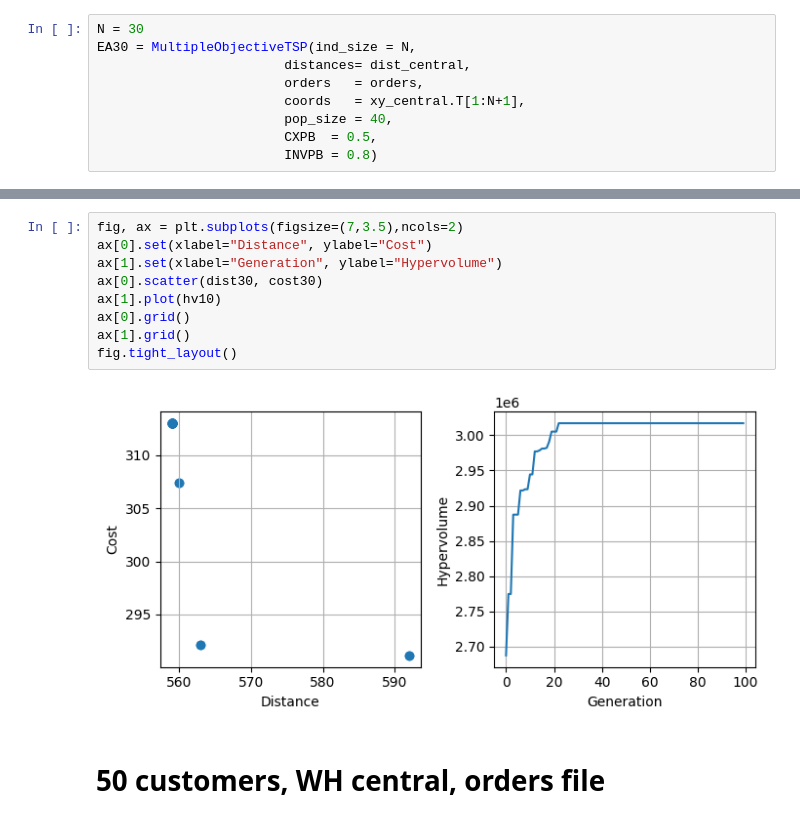
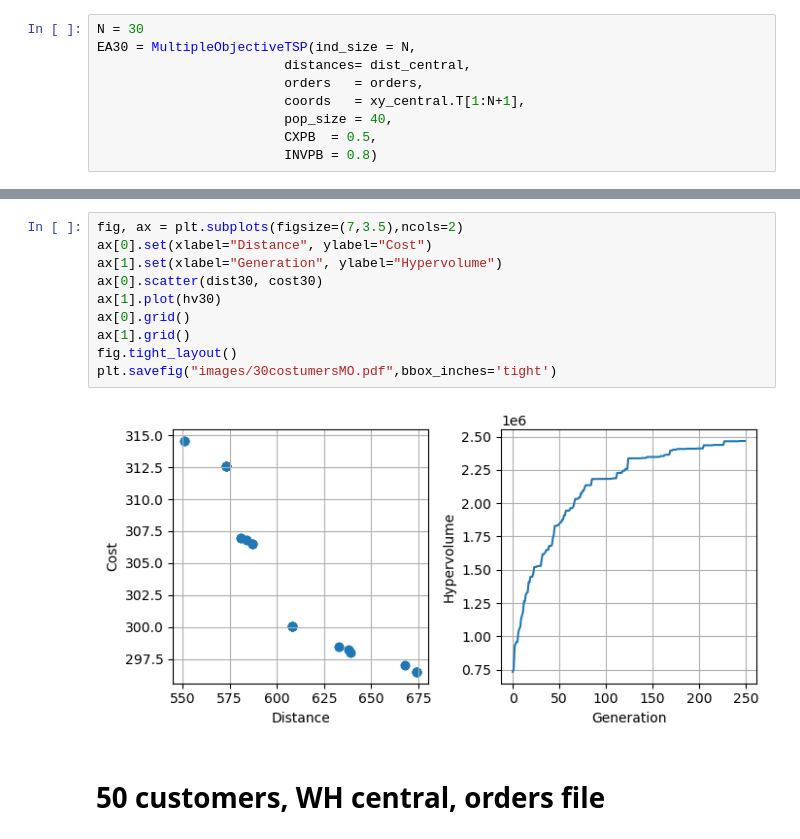
Before and after one commit to bernardo-silva/ComputationalIntelligence-project2, a Jupyter notebook: resultsMO.ipynb, the cells around one changed output, grey strips where cells are left out. Cells and saved outputs as stored; diff of their text form.

```diff
--- a/resultsMO.ipynb
+++ b/resultsMO.ipynb
@@ -70,14 +71,15 @@ Hypervolume: 2462366.94
 # %%
 fig, ax = plt.subplots(figsize=(7,3.5),ncols=2)
 ax[0].set(xlabel="Distance", ylabel="Cost")
 ax[1].set(xlabel="Generation", ylabel="Hypervolume")
 ax[0].scatter(dist30, cost30)
-ax[1].plot(hv10)
+ax[1].plot(hv30)
 ax[0].grid()
 ax[1].grid()
 fig.tight_layout()
+plt.savefig("images/30costumersMO.pdf",bbox_inches='tight')
 # %% [output]
-[figure, old version]
+[figure, new version]
 # %% [markdown]
 # 50 customers, WH central, orders file
 # %%
```
Also changed, not shown: parts of 4 cells of this notebook, 4 other files.
